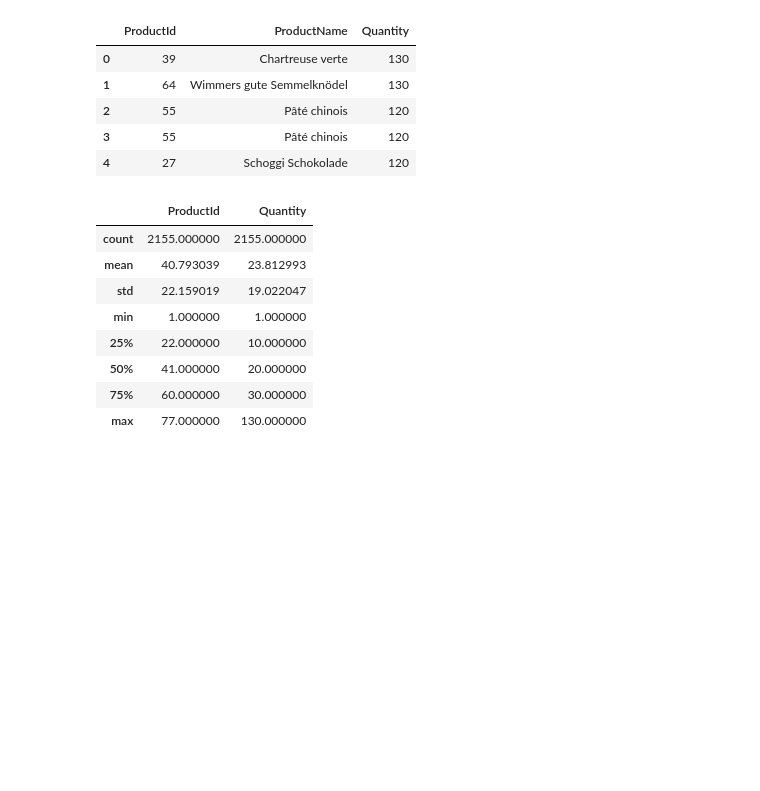
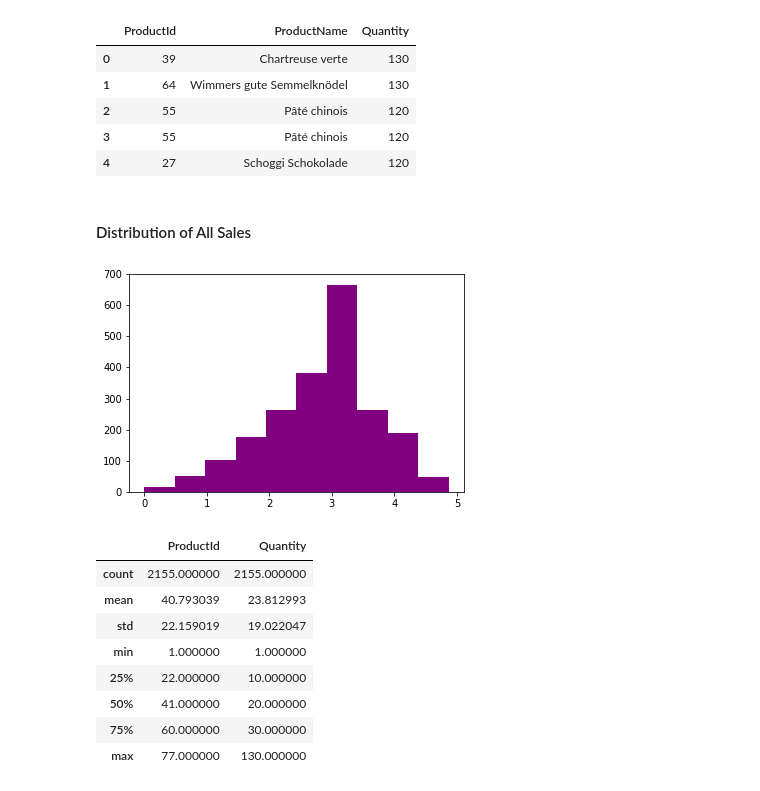
Before and after one commit to MagicMilly/dsc-2-final-project-online-ds-ft-100118, a Jupyter notebook: student.ipynb, the cells around one changed output. Drawn from its saved outputs; the diff is of its cells as text; code cells hidden in the pictures; blank space fills up the shorter version.

```diff
--- a/student.ipynb
+++ b/student.ipynb
@@ -504,6 +454,12 @@ all_sales.head()
 | 2 | 55 | Pâté chinois | 120 |
 | 3 | 55 | Pâté chinois | 120 |
 | 4 | 27 | Schoggi Schokolade | 120 |
+# %% [markdown]
+#### Distribution of All Sales
+# %%
+plt.hist(np.log(all_sales.Quantity), color='purple');
+# %% [output]
+[figure, added]
 # %%
 all_sales.describe()
 # %% [output]
```
Also changed, not shown: parts of 19 cells of this notebook, 1 other file.
